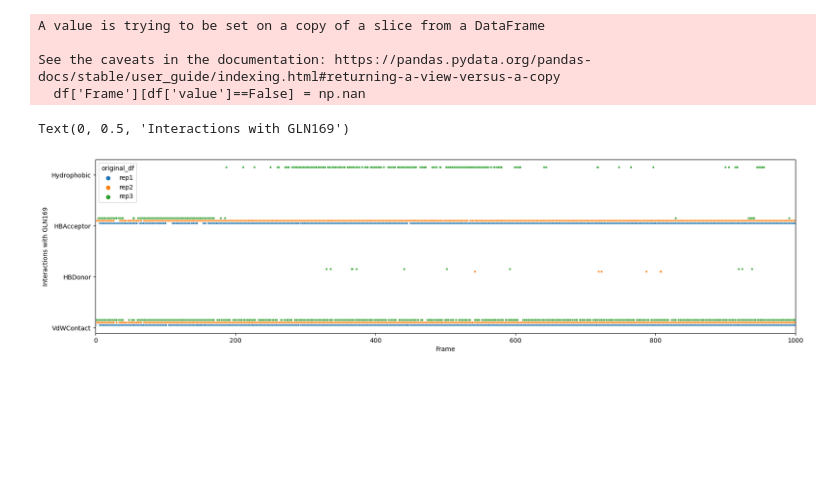
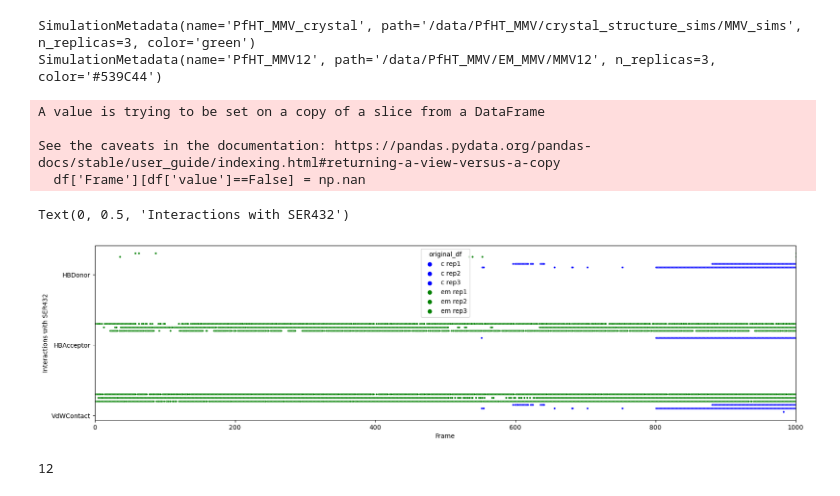
Before and after one commit to semccomas/PfHT_MMV, a Jupyter notebook: prolif_fingerprinting/interaction_over_time.ipynb, the cells around one changed output. Saved outputs shown, nothing was run; the diff lists cells and outputs as text; code cells hidden in the pictures; blank space fills up the shorter version.

Commit message:
testing fingerprint over time with crystal sims of MMV

```diff
--- a/prolif_fingerprinting/interaction_over_time.ipynb
+++ b/prolif_fingerprinting/interaction_over_time.ipynb
@@ -12,7 +12,7 @@ from typing import Optional
 import src.simulation_metadata as sims
 # %%
 sim_list = [sims.PfHT_MMV12, sims.PfHT_MMV8, sims.W412A_MMV12, sims.GLUT1_MMV12]
-
+sim_list = [sims.PfHT_MMV_crystal, sims.PfHT_MMV12]
 color_l = [sim.color for sim in sim_list]
 
 all_unis, all_lens = analysis_functions.load_unis(
@@ -33,11 +33,19 @@ for sim in sim_list:
         )
         temp_fp_dfs.append(df)
     all_fp_dfs[sim.name] = temp_fp_dfs
+# %%
+df_l = []
+for sim in sim_list:
+    print(sim)
+    df_l.extend(all_fp_dfs[sim.name])
+# %% [output]
+SimulationMetadata(name='PfHT_MMV_crystal', path='/data/PfHT_MMV/crystal_structure_sims/MMV_sims', n_replicas=3, color='green')
+SimulationMetadata(name='PfHT_MMV12', path='/data/PfHT_MMV/EM_MMV/MMV12', n_replicas=3, color='#539C44')
 # %%
-resname = 'GLN169'
-df_names = ['rep1','rep2','rep3']
+resname = 'SER432'
+df_names = ['c rep1','c rep2','c rep3', 'em rep1','em rep2','em rep3']
 df, locations_dict = analysis_functions.res_intxn_over_time_plf(
-    df_l=all_fp_dfs['PfHT_MMV12'],
+    df_l=df_l,
     df_names=df_names,
     resname=resname
 )
@@ -54,22 +62,27 @@ See the caveats in the documentation: https://pandas.pydata.org/pandas-docs/stab
 # %%
 f,ax = plt.subplots(1,1, figsize=(20,5))
 sns.scatterplot(data=df,
                 x='Frame',
                 y= locations,
                 s=10,
                 hue='original_df',
                 ax=ax,
+                palette=['b','b','b','g','g','g']
 
 )
 
 locs=[]
 labels=[]
 for key,value in locations_dict.items():
     locs.append(value)
     labels.append(key)
 ax.set_yticks(locs,labels)
 ax.set_xlim(0,1000)
 ax.set_ylabel(f'Interactions with {resname}')
 # %% [output]
-Text(0, 0.5, 'Interactions with GLN169')
+Text(0, 0.5, 'Interactions with SER432')
-[figure, old version]
+[figure, new version]
+# %%
+len(df_l)
+# %% [output]
+12
```
Also changed, not shown: 1 other file.
